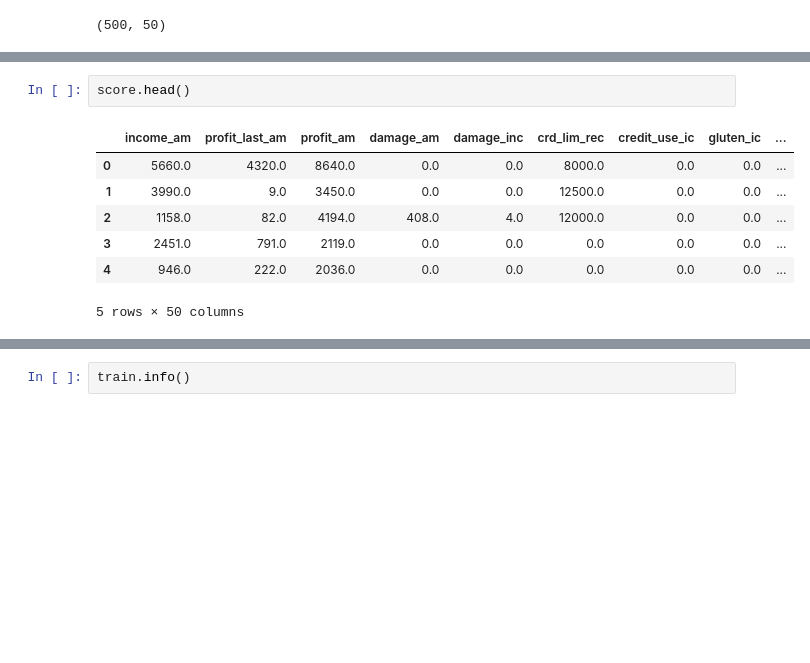
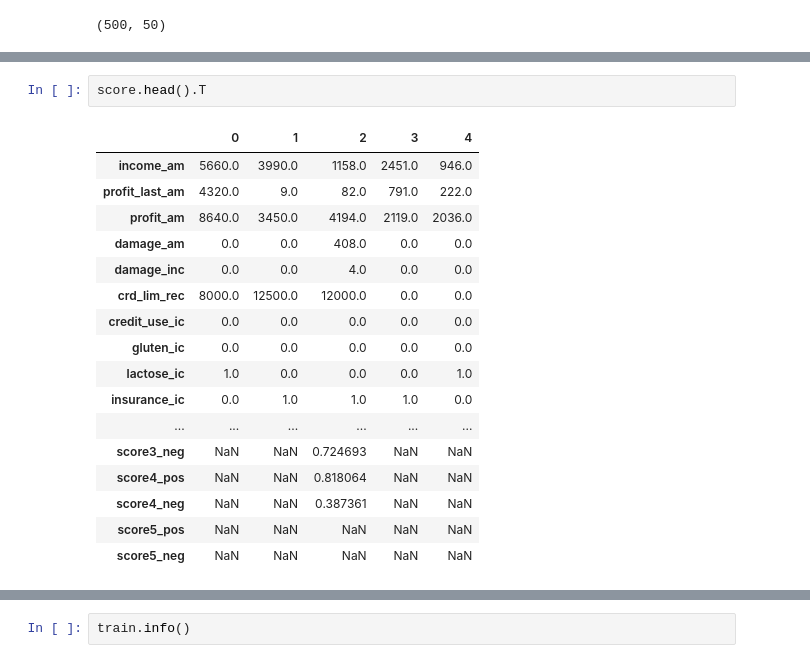
Before and after one commit to TomasHeyneman/Project-ML-, a Jupyter notebook: project.ipynb, the cells around one changed output, grey strips where cells are left out. Drawn from its saved outputs; the diff is of its cells as text; blank space fills up the shorter version.

```diff
--- a/project.ipynb
+++ b/project.ipynb
@@ -67,11 +75,21 @@ train.head()
 # %%
-score.head()
+score.head().T
 # %% [output]
-|  | income_am | profit_last_am | profit_am | damage_am | damage_inc | crd_lim_rec | credit_use_ic | gluten_ic | ... |
-| 0 | 5660.0 | 4320.0 | 8640.0 | 0.0 | 0.0 | 8000.0 | 0.0 | 0.0 | ... |
-| 1 | 3990.0 | 9.0 | 3450.0 | 0.0 | 0.0 | 12500.0 | 0.0 | 0.0 | ... |
-| 2 | 1158.0 | 82.0 | 4194.0 | 408.0 | 4.0 | 12000.0 | 0.0 | 0.0 | ... |
-| 3 | 2451.0 | 791.0 | 2119.0 | 0.0 | 0.0 | 0.0 | 0.0 | 0.0 | ... |
-| 4 | 946.0 | 222.0 | 2036.0 | 0.0 | 0.0 | 0.0 | 0.0 | 0.0 | ... |
+|  | 0 | 1 | 2 | 3 | 4 |
+| income_am | 5660.0 | 3990.0 | 1158.0 | 2451.0 | 946.0 |
+| profit_last_am | 4320.0 | 9.0 | 82.0 | 791.0 | 222.0 |
+| profit_am | 8640.0 | 3450.0 | 4194.0 | 2119.0 | 2036.0 |
+| damage_am | 0.0 | 0.0 | 408.0 | 0.0 | 0.0 |
+| damage_inc | 0.0 | 0.0 | 4.0 | 0.0 | 0.0 |
+| crd_lim_rec | 8000.0 | 12500.0 | 12000.0 | 0.0 | 0.0 |
+| credit_use_ic | 0.0 | 0.0 | 0.0 | 0.0 | 0.0 |
+| gluten_ic | 0.0 | 0.0 | 0.0 | 0.0 | 0.0 |
+| lactose_ic | 1.0 | 0.0 | 0.0 | 0.0 | 1.0 |
+| insurance_ic | 0.0 | 1.0 | 1.0 | 1.0 | 0.0 |
+| ... | ... | ... | ... | ... | ... |
+| score3_neg | NaN | NaN | 0.724693 | NaN | NaN |
+| score4_pos | NaN | NaN | 0.818064 | NaN | NaN |
+| score4_neg | NaN | NaN | 0.387361 | NaN | NaN |
+| score5_pos | NaN | NaN | NaN | NaN | NaN |
+| score5_neg | NaN | NaN | NaN | NaN | NaN |
-5 rows × 50 columns
 # %%
```
Also changed, not shown: parts of 8 cells of this notebook.
